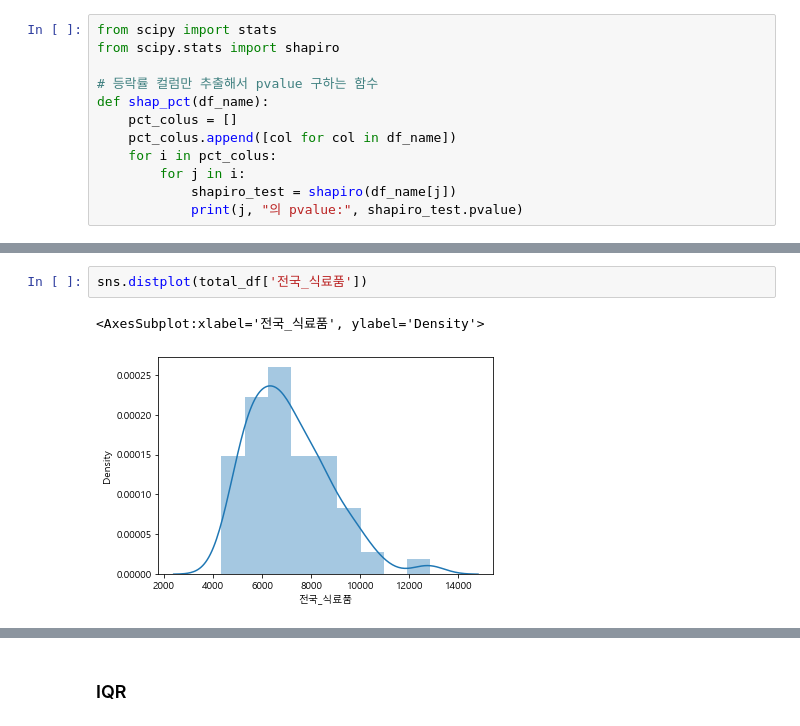
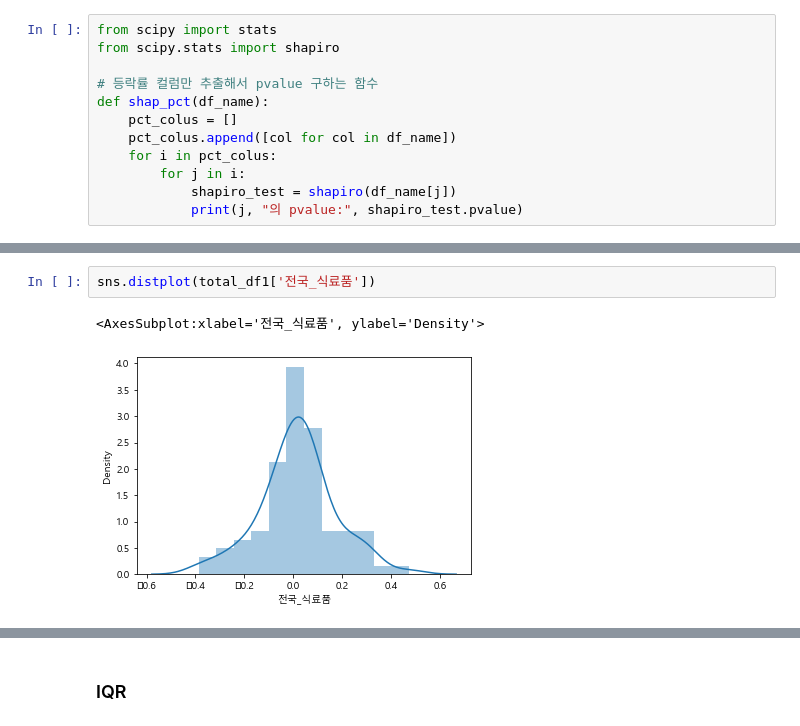
Before and after one commit to KJH3024/test, a Jupyter notebook: 프로젝트1/전국_카드.ipynb, the cells around one changed output, grey strips where cells are left out. Cells and saved outputs as stored; diff of their text form.

```diff
--- a/프로젝트1/전국_카드.ipynb
+++ b/프로젝트1/전국_카드.ipynb
@@ -347,8 +347,8 @@ CD_91몰_평균 의 pvalue: 2.937751020226642e-08
 # %%
-sns.distplot(total_df['전국_식료품'])
+sns.distplot(total_df1['전국_식료품'])
 # %% [output]
 <AxesSubplot:xlabel='전국_식료품', ylabel='Density'>
-[figure, old version]
+[figure, new version]
 # %%
 # 정규성 히스토그램
 from matplotlib.pyplot import imread
```
Also changed, not shown: parts of 20 cells of this notebook.
